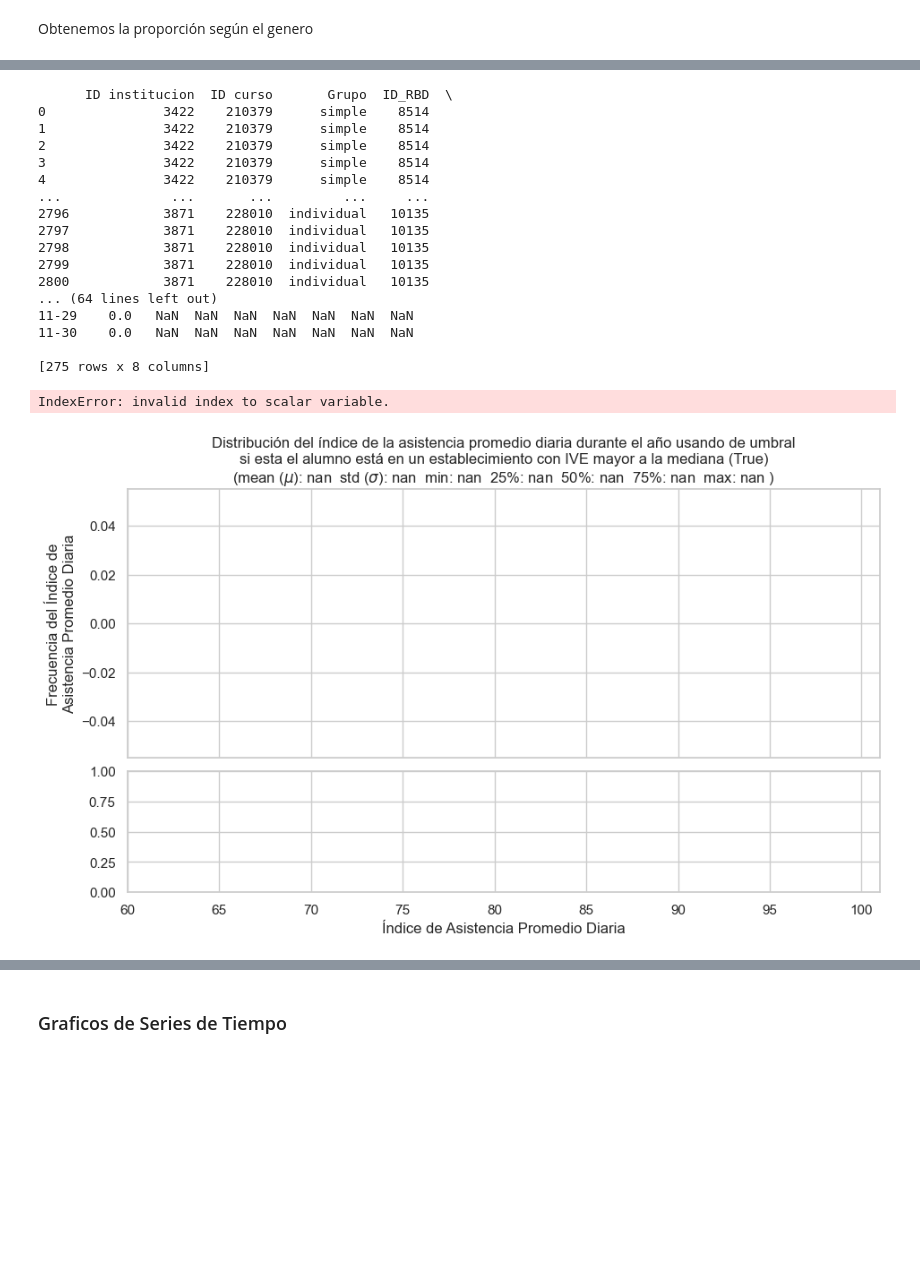
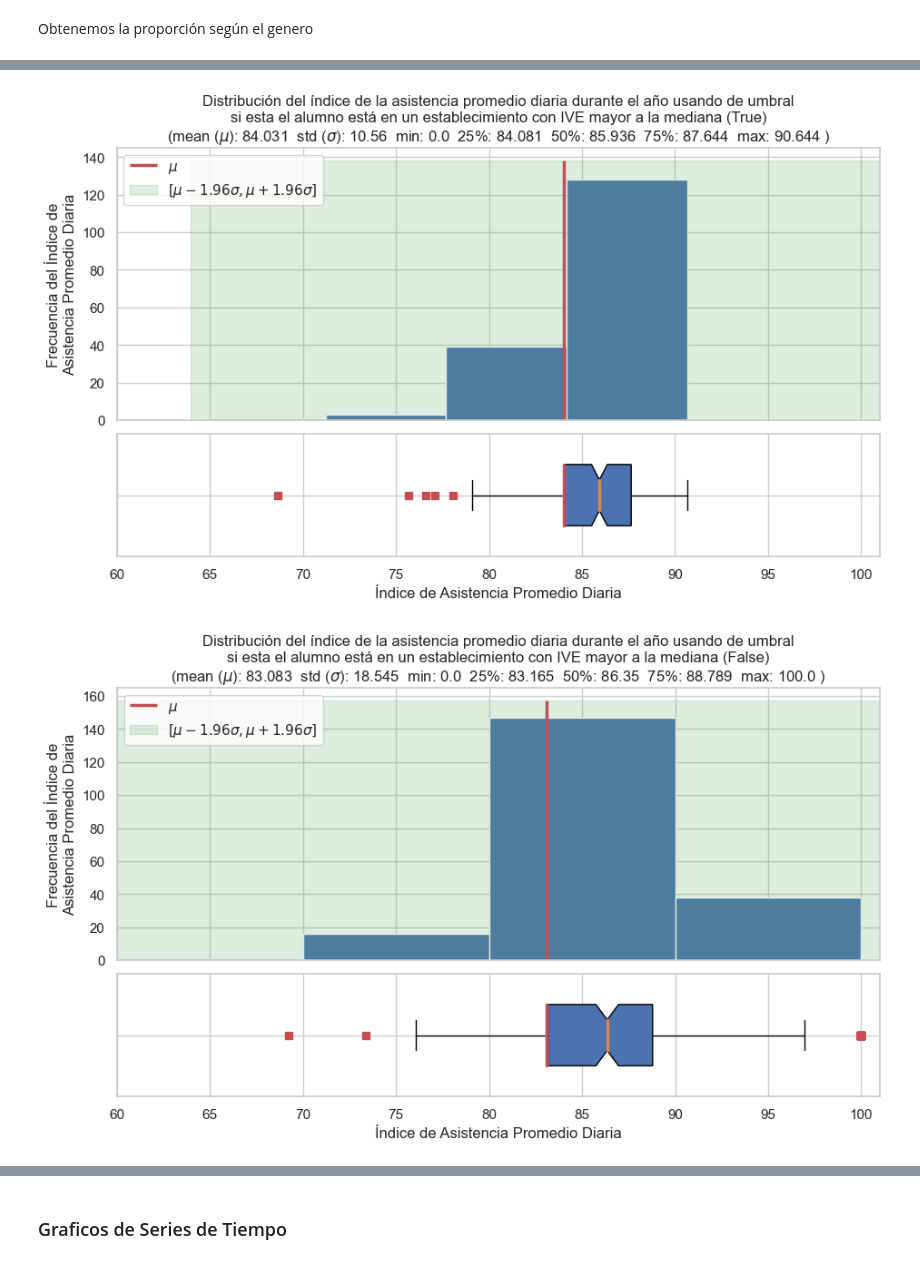
Before and after one commit to MrChurrasco/Practice_PDF_Parse, a Jupyter notebook: Graficos.ipynb, the cells around one changed output, grey strips where cells are left out. Drawn from its saved outputs; the diff is of its cells as text; code cells hidden in the pictures; blank space fills up the shorter version.

```diff
--- a/Graficos.ipynb
+++ b/Graficos.ipynb
@@ -256,0 +241,4 @@ df_all[df_all[list_fechas]>=0]
+# %%
+aux = df_all.assign(sobre_mediana_ive=lambda x: x["IVE-SINAE BÁSICA 2022"]>=mediana_ive)
+aux = aux[(aux["sobre_mediana_ive"]==False)][list_fechas]
+aux[(aux[list_fechas]>=0)].describe().T
@@ -262,9 +264,8 @@ for cat in [True,False]:
                            sharex=True)
 
     aux = df_all.assign(sobre_mediana_ive=lambda x: x["IVE-SINAE BÁSICA 2022"]>=mediana_ive)
-    print(aux)
-    aux = aux[(aux["sobre_mediana_ive"]==cat) & (aux[list_fechas]>=0)][list_fechas].describe().T
-    print(aux)
+    aux = aux[(aux["sobre_mediana_ive"]==cat)][list_fechas]
+    aux = aux[(aux[list_fechas]>=0)].describe().T
     aux = aux[aux["count"]>0]
     aux = aux["mean"]*100
     metadata = aux.describe()
@@ -301,52 +302,35 @@ for cat in [True,False]:
                  ymin=0,
                  ymax=top,
                  color="r",
                  label=f"$\mu$",
                  linewidth=2.5)
 
     ax[0].fill_betweenx(y=range(top+1),
                         x1=prom-1.9*des,
                         x2=prom+1.9*des,
                         color="g",
                         alpha=0.2,
                         label=f"$[\mu- 1.96\sigma, \mu + 1.96\sigma]$")
 
 
     ax[0].legend(loc='upper left')
 
     ax[1].boxplot(aux,
                   notch=True,
                   vert=False,
                   sym="rs",
                   widths=0.5,
                   patch_artist=True,
                   medianprops= dict(linewidth=2.5),
                   showmeans=True,
                   meanline=True,
                   meanprops= dict(linestyle="-",linewidth=2.5,color="r"),
                   labels=[""])
 
     plt.show()
 # %% [output]
-      ID institucion  ID curso       Grupo  ID_RBD  \
-0               3422    210379      simple    8514
-1               3422    210379      simple    8514
-2               3422    210379      simple    8514
-3               3422    210379      simple    8514
-4               3422    210379      simple    8514
-...              ...       ...         ...     ...
-2796            3871    228010  individual   10135
-2797            3871    228010  individual   10135
-2798            3871    228010  individual   10135
-2799            3871    228010  individual   10135
-2800            3871    228010  individual   10135
-... (64 lines left out)
-11-29    0.0   NaN  NaN  NaN  NaN  NaN  NaN  NaN
-11-30    0.0   NaN  NaN  NaN  NaN  NaN  NaN  NaN
-
-[275 rows x 8 columns]
-IndexError: invalid index to scalar variable.
-[figure, old version]
+[figure, new version]
+[figure, added]
 # %%
 for cat1 in [True,False]:
 
```
Also changed, not shown: parts of 14 cells of this notebook, 19 other files.
